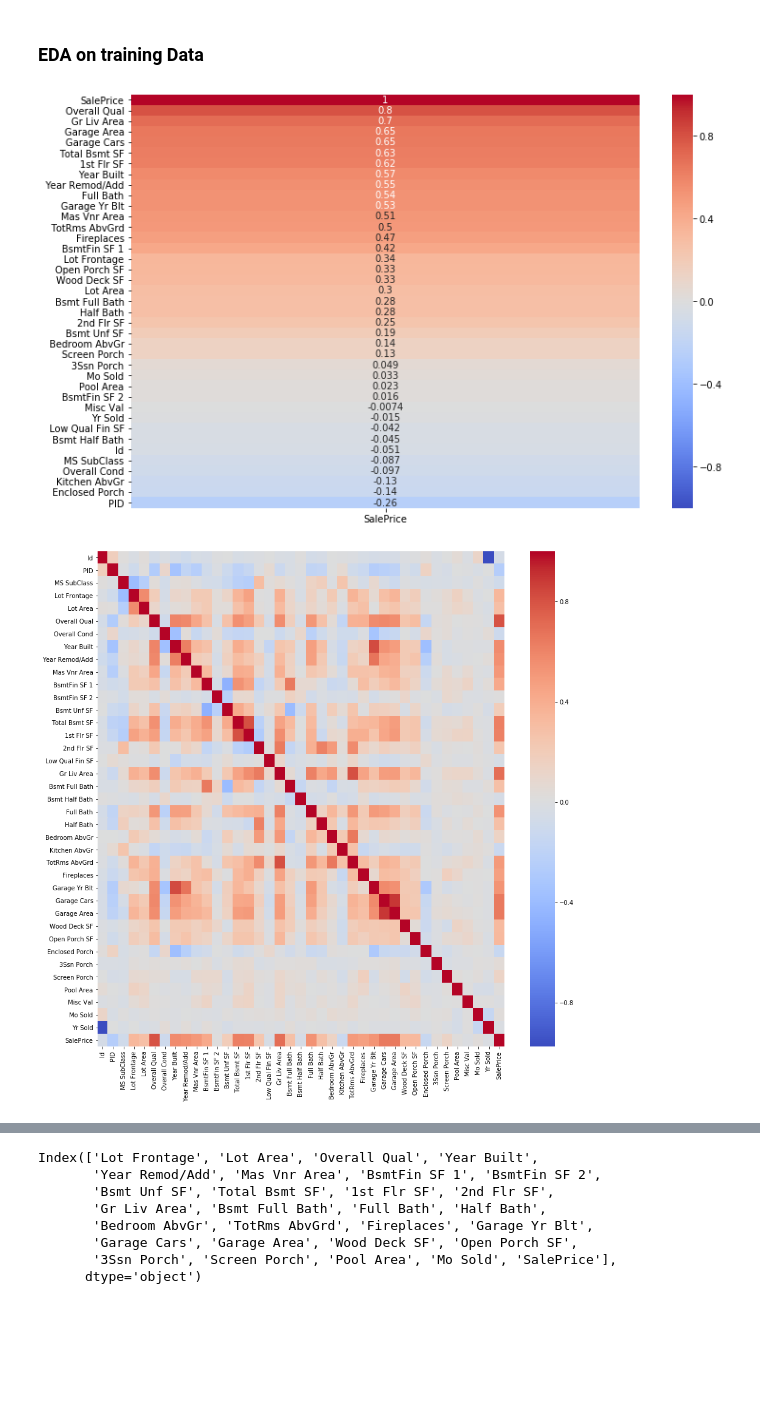
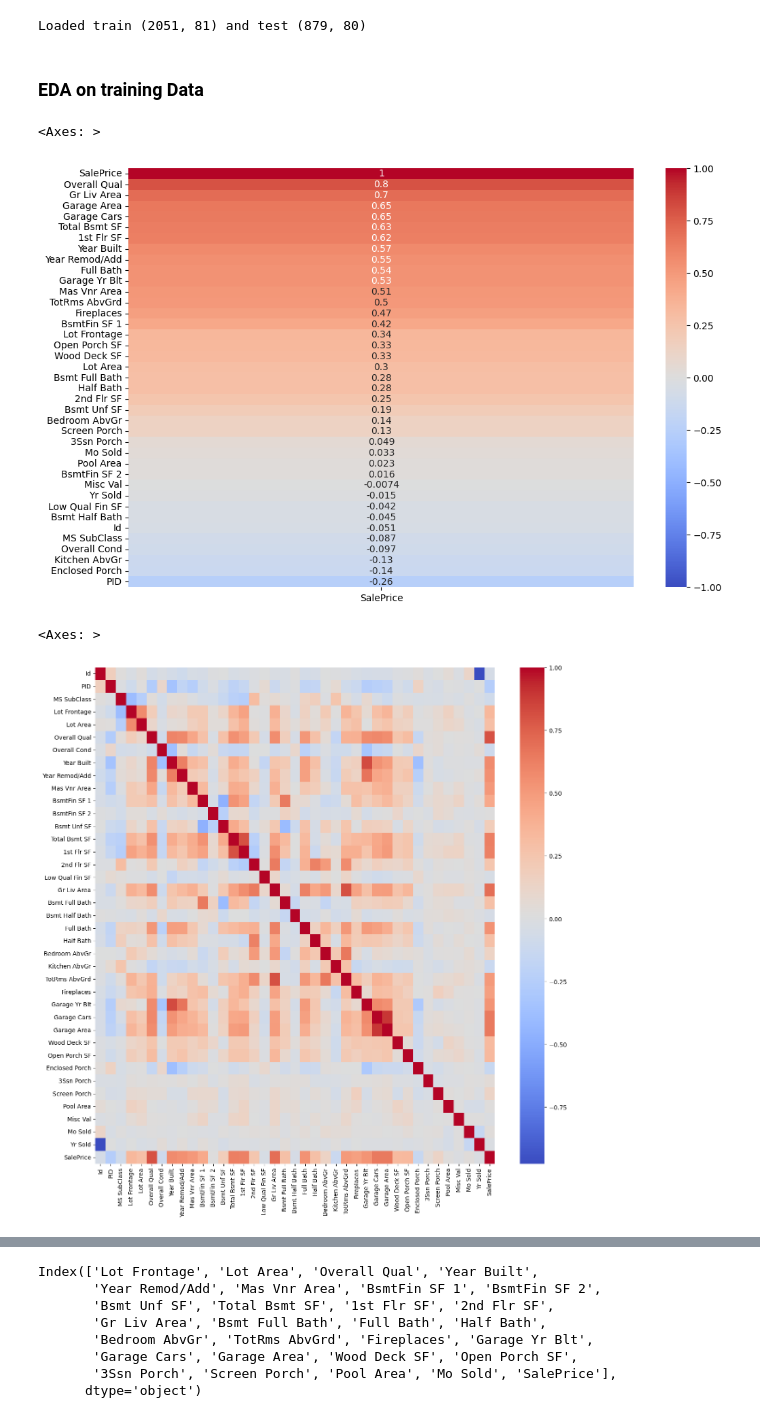
Before and after one commit to antonypaulson/AMES_Housing_Data_regression, a Jupyter notebook: Regression & EDA.ipynb, the cells around one changed output, grey strips where cells are left out. Drawn from its saved outputs; the diff is of its cells as text; code cells hidden in the pictures; blank space fills up the shorter version.

```diff
--- a/Regression & EDA.ipynb
+++ b/Regression & EDA.ipynb
@@ -16,16 +15,71 @@ test_df = pd.read_csv('test.csv')
+# %%
+# Importing the data. CSVs ship with this repo; see README if they are missing.
+DATA_DIR = Path.cwd()
+TRAIN_PATH = DATA_DIR / "train.csv"
+TEST_PATH = DATA_DIR / "test.csv"
+
+# pandas 2 treats the CSV token "None" as NA. Ames uses "None" as a real
+# category (no masonry veneer). Keep the usual NA tokens except "None".
+AMES_NA_VALUES = [
+    "", "#N/A", "#N/A N/A", "#NA", "-1.#IND", "-1.#QNAN", "-NaN", "-nan",
+    "1.#IND", "1.#QNAN", "<NA>", "N/A", "NA", "NULL", "NaN", "n/a", "nan", "null",
+]
+
+
+def load_housing_csv(path, required_columns=None):
+    """Load a competition CSV and fail with a clear message if it is unusable."""
+    if not path.is_file():
+        raise FileNotFoundError(
+            f"Could not find {path.name} in {path.parent}. "
+            "Download the DSI Ames Housing train/test files (see README) "
+            "and place them next to this notebook."
+        )
+    try:
+        df = pd.read_csv(
+            path, keep_default_na=False, na_values=AMES_NA_VALUES
+        )
+    except pd.errors.EmptyDataError as exc:
+        raise ValueError(f"{path.name} is empty.") from exc
+    except pd.errors.ParserError as exc:
+        raise ValueError(f"{path.name} could not be parsed as CSV: {exc}") from exc
+    if df.empty:
+        raise ValueError(f"{path.name} loaded but contains no rows.")
+    if required_columns:
+        missing = set(required_columns) - set(df.columns)
+        if missing:
+            raise ValueError(
+                f"{path.name} is missing expected columns: {sorted(missing)}"
+            )
+    return df
+
+
+house_df = load_housing_csv(
+    TRAIN_PATH, required_columns=("Id", "SalePrice", "Gr Liv Area", "Lot Area")
+)
+test_df = load_housing_csv(
+    TEST_PATH, required_columns=("Id", "Gr Liv Area", "Lot Area")
+)
+print(f"Loaded train {house_df.shape} and test {test_df.shape}")
+# %% [output]
+Loaded train (2051, 81) and test (879, 80)
 # %% [markdown]
 ### EDA on training Data
 # %%
-#Checking the correlation map searching for the most relevant predictors of sale price
-focus = house_df.corr()[['SalePrice']].sort_values(by = 'SalePrice', ascending = False)
-plt.figure(figsize = (12,8))
-sns.heatmap(focus, annot = True, cmap = 'coolwarm', vmin = -1);
+# Checking the correlation map searching for the most relevant predictors of sale price
+# numeric_only=True is required in pandas 2.x (object columns cannot be correlated).
+focus = house_df.corr(numeric_only=True)[["SalePrice"]].sort_values(
+    by="SalePrice", ascending=False
+)
+plt.figure(figsize=(12, 8))
+sns.heatmap(focus, annot=True, cmap="coolwarm", vmin=-1)
 # %% [output]
+<Axes: >
-[figure, old version]
+[figure, new version]
 # %%
-#Finding Highly Intercorrelated Values
-plt.figure(figsize=(15,15))
-sns.heatmap(house_df.corr(), annot = False, cmap = 'coolwarm');
+# Finding Highly Intercorrelated Values
+plt.figure(figsize=(15, 15))
+sns.heatmap(house_df.corr(numeric_only=True), annot=False, cmap="coolwarm")
 # %% [output]
+<Axes: >
-[figure, old version]
+[figure, new version]
 # %%
```
Also changed, not shown: parts of 36 cells of this notebook, 3 other files.
